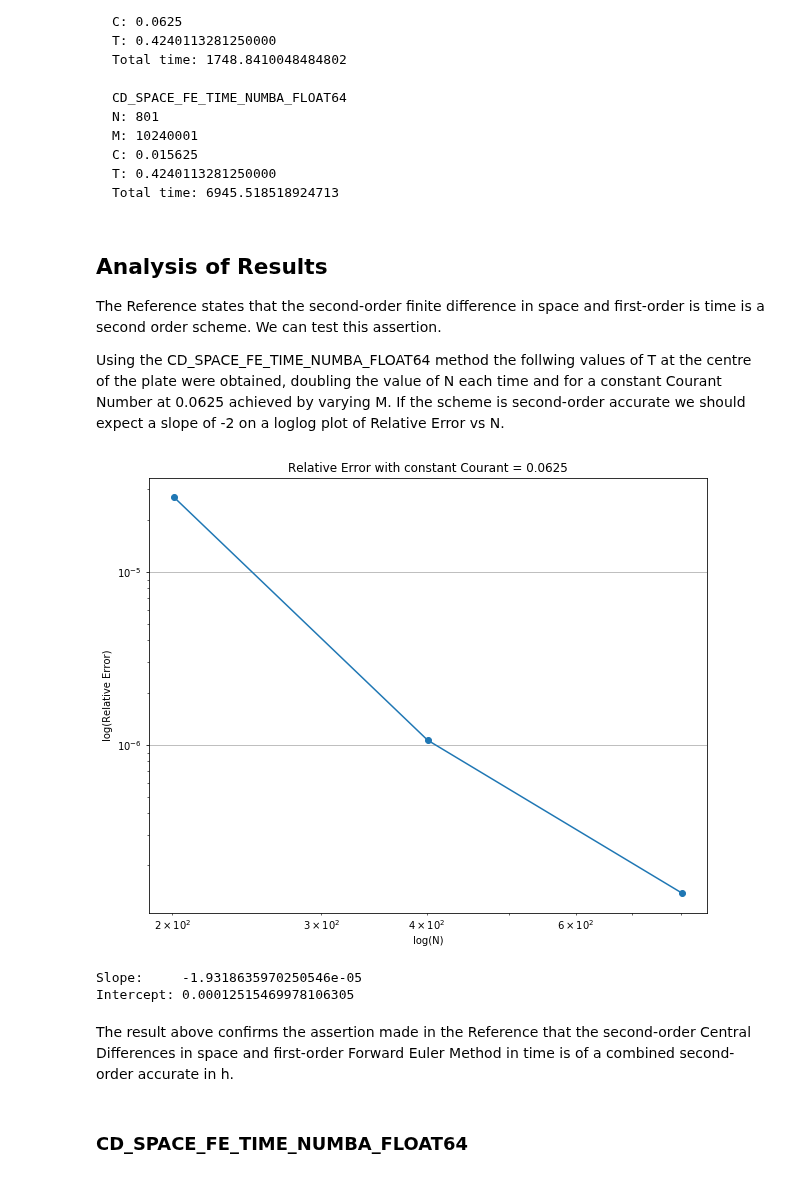
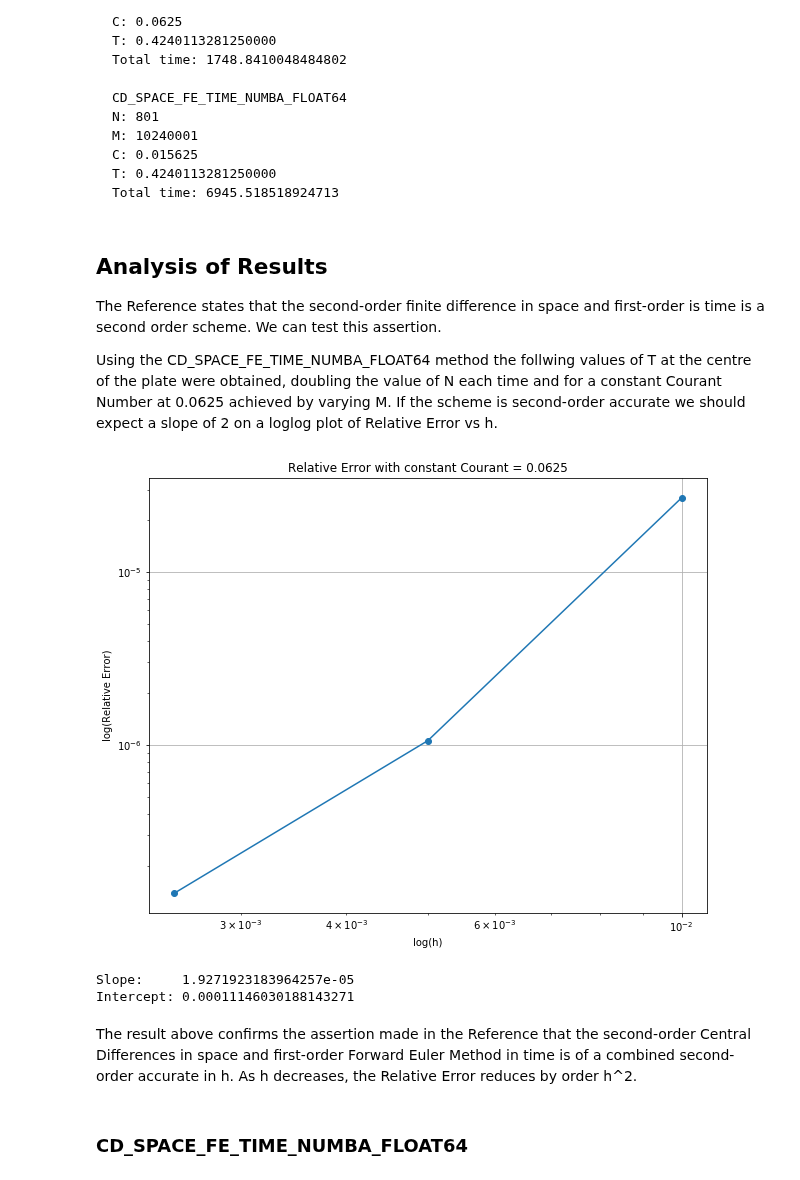
Before and after one commit to johnduffymsc/PHAS0102, a Jupyter notebook: assignment-4.ipynb, the cells around one changed output. Drawn from its saved outputs; the diff is of its cells as text; code cells hidden in the pictures.

```diff
--- a/assignment-4.ipynb
+++ b/assignment-4.ipynb
@@ -447,31 +447,31 @@ class Timer:
 
 The Reference states that the second-order finite difference in space and first-order is time is a second order scheme. We can test this assertion.
 
-Using the CD_SPACE_FE_TIME_NUMBA_FLOAT64 method the follwing values of T at the centre of the plate were obtained, doubling the value of N each time and for a constant Courant Number at 0.0625 achieved by varying M. If the scheme is second-order accurate we should expect a slope of -2 on a loglog plot of Relative Error vs N.
+Using the CD_SPACE_FE_TIME_NUMBA_FLOAT64 method the follwing values of T at the centre of the plate were obtained, doubling the value of N each time and for a constant Courant Number at 0.0625 achieved by varying M. If the scheme is second-order accurate we should expect a slope of 2 on a loglog plot of Relative Error vs h.
 # %%
 T_12_DIGITS = 0.424011387033
 
 N = np.array([201, 401, 801], dtype=np.float64)
 T = np.array([0.4240000000000000 , 0.4240109375000000, 0.4240113281250000], dtype=np.float64)
 
 plt.figure(figsize=(10, 8))
-plt.loglog(N, np.abs((T - T_12_DIGITS) / T_12_DIGITS), '-o')
+plt.loglog(2 / (N - 1), np.abs((T - T_12_DIGITS) / T_12_DIGITS), '-o')
 plt.title('Relative Error with constant Courant = 0.0625')
-plt.xlabel('log(N)')
+plt.xlabel('log(h)')
 plt.ylabel('log(Relative Error)')
 plt.grid()
 # %% [output]
-[figure, old version]
+[figure, new version]
 # %%
-slope, intercept = np.polyfit(np.log(N), np.abs((T - T_12_DIGITS) / T_12_DIGITS), 1)
+slope, intercept = np.polyfit(np.log(2 / (N - 1)), np.abs((T - T_12_DIGITS) / T_12_DIGITS), 1)
 
 print("Slope:     {}".format(slope))
 print("Intercept: {}".format(intercept))
 # %% [output]
-Slope:     -1.9318635970250546e-05
-Intercept: 0.00012515469978106305
+Slope:     1.9271923183964257e-05
+Intercept: 0.00011146030188143271
 # %% [markdown]
-The result above confirms the assertion made in the Reference that the second-order Central Differences in space and first-order Forward Euler Method in time is of a combined second-order accurate in h.
+The result above confirms the assertion made in the Reference that the second-order Central Differences in space and first-order Forward Euler Method in time is of a combined second-order accurate in h. As h decreases, the Relative Error reduces by order h^2.
 # %% [markdown]
 ### CD_SPACE_FE_TIME_NUMBA_FLOAT64
 # %%
```
Also changed, not shown: parts of 9 cells of this notebook.
